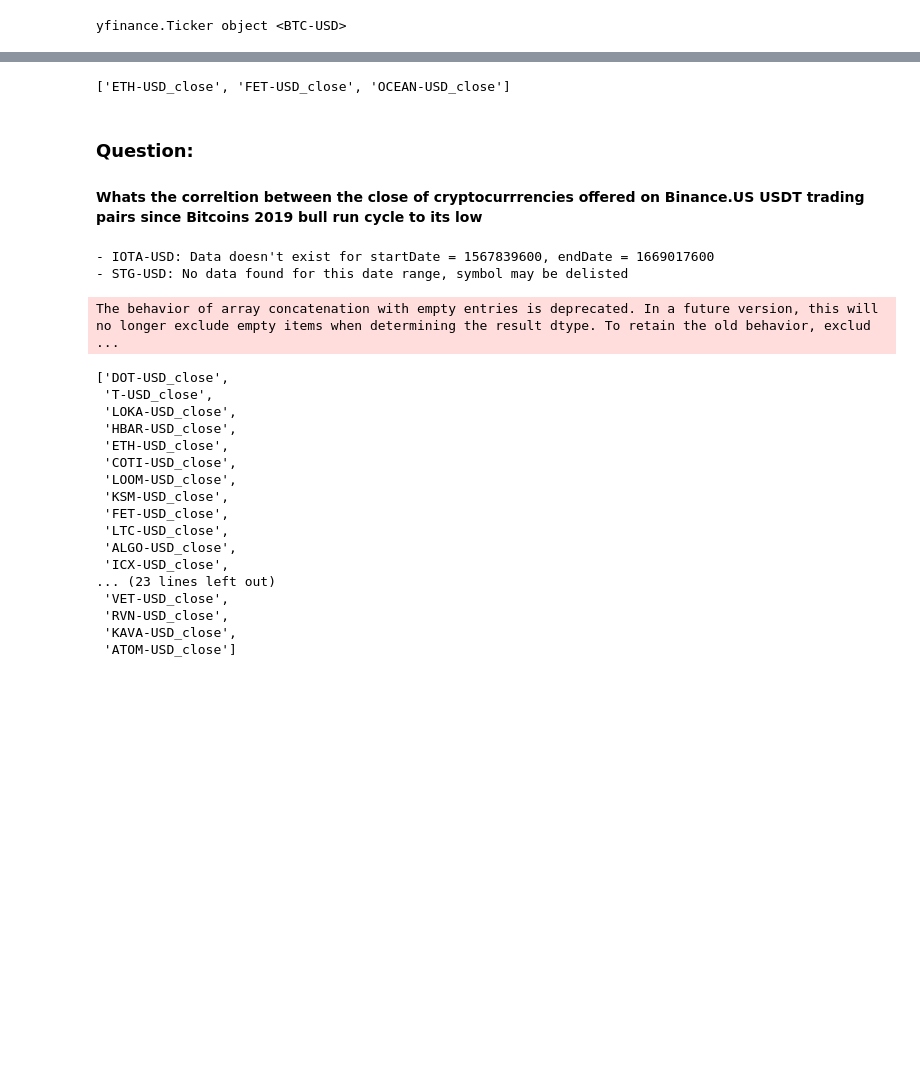
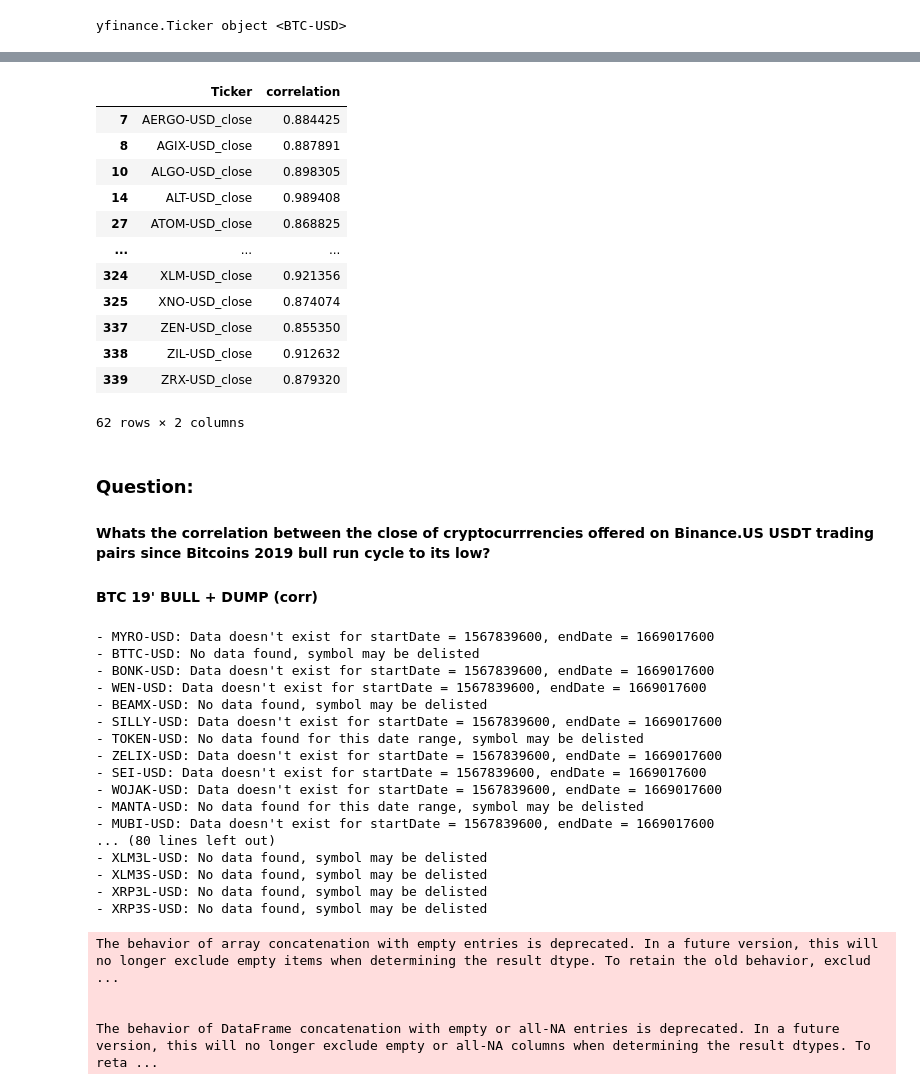
Before and after one commit to Gino-Petrosian/Cryptocurrency-cyclic-Correlation-with-Bitcoin, a Jupyter notebook: FreeformAnalysis.ipynb, the cells around one changed output, grey strips where cells are left out. Drawn from its saved outputs; the diff is of its cells as text; code cells hidden in the pictures; blank space fills up the shorter version.

```diff
--- a/FreeformAnalysis.ipynb
+++ b/FreeformAnalysis.ipynb
@@ -147,3 +156,5 @@ binanceUS_correlation_with_btc.head()
+# %%
+binanceUS_correlation_with_btc = binanceUS_correlation_with_btc.reset_index()
 # %%
 import plotly.express as px
 
@@ -171,21 +179,36 @@ fig.show()
 # %%
 # Initialize the list to hold highly correlated tickers
 highly_correlated = []
 
 # Iterate through the DataFrame and check each correlation value
 for index, row in binanceUS_correlation_with_btc.iterrows():
-    # Check if the correlation is greater than 0.80
+    # Check if the correlation is greater than 0.85
     if row['correlation'] > 0.85:
         # Add the ticker name to the list
-        highly_correlated.append(row['Ticker'])
+        highly_correlated.append(row[['Ticker', 'correlation']])
 
 # Display the list of highly correlated tickers
+highly_correlated = pd.DataFrame(highly_correlated)
 highly_correlated
 # %% [output]
+|  | Ticker | correlation |
+| 7 | AERGO-USD_close | 0.884425 |
+| 8 | AGIX-USD_close | 0.887891 |
+| 10 | ALGO-USD_close | 0.898305 |
+| 14 | ALT-USD_close | 0.989408 |
+| 27 | ATOM-USD_close | 0.868825 |
+| ... | ... | ... |
+| 324 | XLM-USD_close | 0.921356 |
+| 325 | XNO-USD_close | 0.874074 |
+| 337 | ZEN-USD_close | 0.855350 |
+| 338 | ZIL-USD_close | 0.912632 |
+| 339 | ZRX-USD_close | 0.879320 |
-['ETH-USD_close', 'FET-USD_close', 'OCEAN-USD_close']
+62 rows × 2 columns
 # %% [markdown]
 ### Question:
-#### Whats the correltion between the close of cryptocurrrencies offered on Binance.US USDT trading pairs since Bitcoins 2019 bull run cycle to its low
+#### Whats the correlation between the close of cryptocurrrencies offered on Binance.US USDT trading pairs since Bitcoins 2019 bull run cycle to its low?
+
+#### BTC 19' BULL + DUMP (corr)
 # %%
 # Initialize an empty list to hold data for all tickers
 all_data_2 = []
@@ -195,7 +218,7 @@ for i in binanceUS_cryptoUSDT_pairs:
     # Fetch the ticker data
     ticker = yf.Ticker(i)
     # Get historical market data, here max is used for demonstration; you can customize the period
-    data = ticker.history(start = '2019-09-07', end = '2022-11-21', interval = '1wk') #period = '1w'
+    data = ticker.history(start = '2019-09-07', end = '2022-11-21', interval = '1d') #period = '1w'
 
     # Add a column to identify the ticker (optional)
     data['Ticker'] = i
@@ -237,7 +260,7 @@ fig = px.bar(binanceUS_correlation_with_btc_2, y='Ticker', x='correlation',
              labels={'correlation': 'Correlation with BTC'})
 
 # Layout enhancements
-fig.update_layout(title='Correlation of Cryptocurrencies with BTC Close Prices',
+fig.update_layout(title="BinanceUS listings correlated to BTC 19' Bull + Bear trend",
                   xaxis_title='Correlation with BTC Close Price',
                   yaxis_title='Cryptocurrency',
                   coloraxis_colorbar=dict(title="Correlation"),
@@ -258,31 +281,32 @@ for index, row in binanceUS_correlation_with_btc_2.iterrows():
     # Check if the correlation is greater than 0.80
     if row['correlation'] > 0.85:
         # Add the ticker name to the list
-        highly_correlated_2.append(row['Ticker'])
+        highly_correlated_2.append(row[['Ticker', 'correlation']])
 
 # Display the list of highly correlated tickers
-highly_correlated_2
+highly_correlated_2 = pd.DataFrame(highly_correlated_2)
 # %% [output]
-- IOTA-USD: Data doesn't exist for startDate = 1567839600, endDate = 1669017600
-- STG-USD: No data found for this date range, symbol may be delisted
+- MYRO-USD: Data doesn't exist for startDate = 1567839600, endDate = 1669017600
+- BTTC-USD: No data found, symbol may be delisted
+- BONK-USD: Data doesn't exist for startDate = 1567839600, endDate = 1669017600
+- WEN-USD: Data doesn't exist for startDate = 1567839600, endDate = 1669017600
+- BEAMX-USD: No data found, symbol may be delisted
+- SILLY-USD: Data doesn't exist for startDate = 1567839600, endDate = 1669017600
+- TOKEN-USD: No data found for this date range, symbol may be delisted
+- ZELIX-USD: Data doesn't exist for startDate = 1567839600, endDate = 1669017600
+- SEI-USD: Data doesn't exist for startDate = 1567839600, endDate = 1669017600
+- WOJAK-USD: Data doesn't exist for startDate = 1567839600, endDate = 1669017600
+- MANTA-USD: No data found for this date range, symbol may be delisted
+- MUBI-USD: Data doesn't exist for startDate = 1567839600, endDate = 1669017600
+... (80 lines left out)
+- XLM3L-USD: No data found, symbol may be delisted
+- XLM3S-USD: No data found, symbol may be delisted
+- XRP3L-USD: No data found, symbol may be delisted
+- XRP3S-USD: No data found, symbol may be delisted
 The behavior of array concatenation with empty entries is deprecated. In a future version, this will no longer exclude empty items when determining the result dtype. To retain the old behavior, exclud ...
+
+
+The behavior of DataFrame concatenation with empty or all-NA entries is deprecated. In a future version, this will no longer exclude empty or all-NA columns when determining the result dtypes. To reta ...
-['DOT-USD_close',
- 'T-USD_close',
- 'LOKA-USD_close',
- 'HBAR-USD_close',
- 'ETH-USD_close',
- 'COTI-USD_close',
- 'LOOM-USD_close',
- 'KSM-USD_close',
- 'FET-USD_close',
- 'LTC-USD_close',
- 'ALGO-USD_close',
- 'ICX-USD_close',
-... (23 lines left out)
- 'VET-USD_close',
- 'RVN-USD_close',
- 'KAVA-USD_close',
- 'ATOM-USD_close']
 # %% [markdown]
 ### Question:
 #### Whats the correlation between the close of cryptocurrrencies offered on Binance.US USDT trading pairs since Bitcoins 2022 consolidation cycle to its breakout
```
Also changed, not shown: parts of 31 cells of this notebook.
